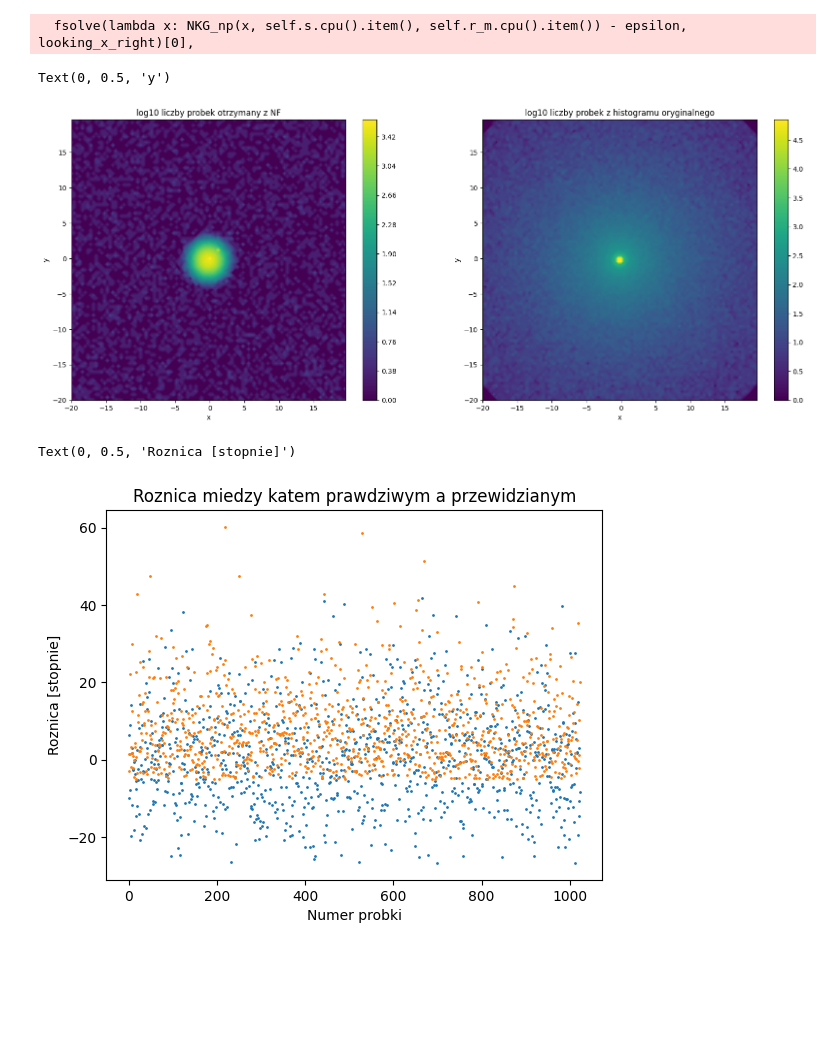
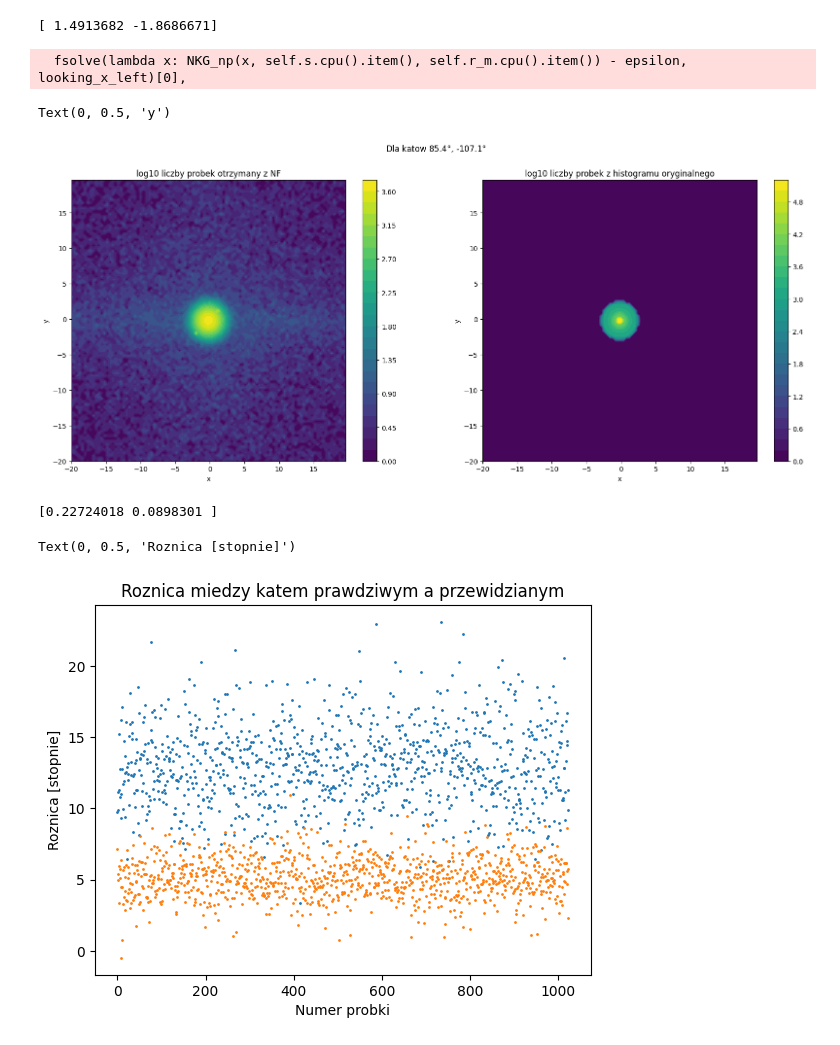
Before and after one commit to kluski777/PraktykiGAN, a Jupyter notebook: NF.ipynb, the cells around one changed output. Drawn from its saved outputs; the diff is of its cells as text; code cells hidden in the pictures; blank space fills up the shorter version.

```diff
--- a/NF.ipynb
+++ b/NF.ipynb
@@ -220,50 +209,57 @@ y_loss = learn_nf(y_model, SAMPLES_TO_RETURN, BATCH_SIZE, EPOCHS, 1, EPSILON)
 # %%
 PROBE_SIZE = SAMPLES_TO_RETURN * BATCH_SIZE
 normal_dist = torch.randn(size=(BATCH_SIZE, SAMPLES_TO_RETURN // 2, 2)).to('cuda')
 theory, angles = get_shower_data_with_angle(PROBE_SIZE, BATCH_SIZE)
 
 x_normal_dist, y_normal_dist = normal_dist[:, :, 0], normal_dist[:, :, 1]
 x_normal_dist = torch.cat([x_normal_dist, angles.expand(BATCH_SIZE, 2)], dim=1)
 y_normal_dist = torch.cat([y_normal_dist, angles.expand(BATCH_SIZE, 2)], dim=1)
 
 x_nkg = x_model.inverse(x_normal_dist).detach().cpu().numpy().reshape(-1)
 y_nkg = y_model.inverse(y_normal_dist).detach().cpu().numpy().reshape(-1)
 
 x_theory, y_theory = theory[:, :, 0].flatten().cpu().numpy(), theory[:, :, 1].flatten().cpu().numpy()
 original_hist, x_edges_orig, y_edges_orig = np.histogram2d(x_theory, y_theory, bins=100, range=[[-20, 20], [-20, 20]])
 
 hist, x_edges, y_edges = np.histogram2d(x_nkg, y_nkg, bins=100, range=[[x_edges_orig[0], x_edges_orig[-1]], [y_edges_orig[0], y_edges_orig[-1]]])
 fig, (ax1, ax2) = plt.subplots(nrows=1, ncols=2, figsize=(20, 7.5))
 
+print(f'{angles.detach().cpu().flatten().numpy()}')
+
+fig.suptitle(rf'Dla katow {"$\degree$, ".join(np.degrees(angles.detach().cpu().flatten().numpy()).round(1).astype(str))}$\degree$')
 ax1.set_title('log10 liczby probek otrzymany z NF')
-contour1 = ax1.contourf(x_edges[:-1], y_edges[:-1], np.log10(hist.T + 1), levels=200)
+contour1 = ax1.contourf(x_edges[:-1], y_edges[:-1], np.log10(hist.T + 1), levels=25)
 plt.colorbar(contour1, ax=ax1)
 ax1.set_xlabel('x')
 ax1.set_ylabel('y')
 
 ax2.set_title('log10 liczby probek z histogramu oryginalnego')
-contour2 = ax2.contourf(x_edges_orig[:-1], y_edges_orig[:-1], np.log10(original_hist.T + 1), levels=200)
+contour2 = ax2.contourf(x_edges_orig[:-1], y_edges_orig[:-1], np.log10(original_hist.T + 1), levels=25)
 plt.colorbar(contour2, ax=ax2)
 ax2.set_xlabel('x')
 ax2.set_ylabel('y')
 # %% [output]
-  fsolve(lambda x: NKG_np(x, self.s.cpu().item(), self.r_m.cpu().item()) - epsilon, looking_x_right)[0],
+[ 1.4913682 -1.8686671]
-Text(0, 0.5, 'y')
+  fsolve(lambda x: NKG_np(x, self.s.cpu().item(), self.r_m.cpu().item()) - epsilon, looking_x_left)[0],
+Text(0, 0.5, 'y')
-[figure, old version]
+[figure, new version]
 # %%
 # np.degrees( angles.detach().cpu().numpy() )
 # x_model(theory[:, :, 0])
 x_theoretical, angles = get_shower_data_with_angle(PROBE_SIZE, BATCH_SIZE, 0, False, EPSILON)
 output = x_model(x_theoretical)
 
+
 angle_diff = torch.abs(output[:, -angles.shape[1]:]) - torch.abs(angles)
+print(f'{angle_diff.mean(dim=0).detach().cpu().numpy()}')
 plt.title('Roznica miedzy katem prawdziwym a przewidzianym')
 plt.plot(np.degrees(angle_diff.cpu().detach().numpy()), 'o', markersize=1)
 plt.xlabel('Numer probki')
 plt.ylabel('Roznica [stopnie]')
 # %% [output]
-Text(0, 0.5, 'Roznica [stopnie]')
+[0.22724018 0.0898301 ]
+Text(0, 0.5, 'Roznica [stopnie]')
-[figure, old version]
+[figure, new version]
 # %%
 np.degrees(torch.abs(output[:, -angles.shape[1]:]).detach().cpu().numpy())
 # %% [output]
```
Also changed, not shown: parts of 3 cells of this notebook.
